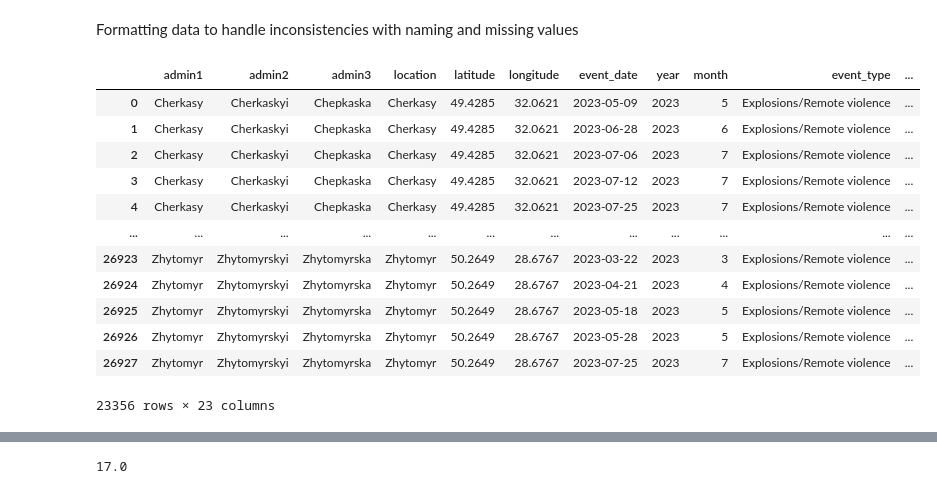
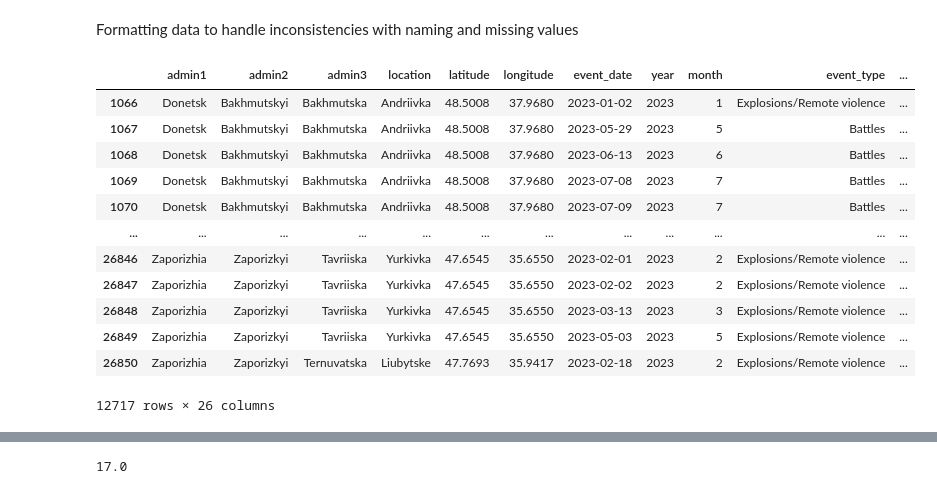
Before and after one commit to Caps1d/WarHazard, a Jupyter notebook: notebooks/hazard_model.ipynb, the cells around one changed output, grey strips where cells are left out. Drawn from its saved outputs; the diff is of its cells as text; code cells hidden in the pictures.

```diff
--- a/notebooks/hazard_model.ipynb
+++ b/notebooks/hazard_model.ipynb
@@ -142,0 +168,2 @@ df_agg['tsne_hazard'] = tsne.fit_transform(scaled_features)
+# %%
+df_agg['distance_to_densest'] = np.sqrt((df_agg['tsne_0'] - densest_point[0])**2 + (df_agg['tsne_1'] - densest_point[1])**2)
@@ -142,0 +172,3 @@ df_agg['tsne_hazard'] = tsne.fit_transform(scaled_features)
+# %%
+decay_factor = 0.05  # This is just an example value; adjust as needed
+df_agg['tsne_distance_points'] = 50 * np.exp(-decay_factor * df_agg['distance_to_densest'])
@@ -142,0 +177,2 @@ df_agg['tsne_hazard'] = tsne.fit_transform(scaled_features)
+# %%
+df_agg['distance_points'] = 100 * np.exp(-decay_factor * df_agg['min_distance_to_battlefront'])
@@ -142,0 +181,14 @@ df_agg['tsne_hazard'] = tsne.fit_transform(scaled_features)
+# %%
+# Combine tsne_distance_points with distance_points using the weights you provided to obtain the final hazard_score.
+weight_distance = 0.65  # This is the weight for the distance to the battlefront
+weight_tsne = 0.35      # This is the weight for the t-SNE derived score
+
+df_agg['hazard_score'] = (df_agg['distance_points'] * weight_distance) + (df_agg['tsne_distance_points'] * weight_tsne)
+
+# Normalize the hazard_score
+min_hazard = df_agg['hazard_score'].min()
+max_hazard = df_agg['hazard_score'].max()
+
+# Apply Min-Max scaling to adjust scores between 0 and 100
+df_agg['scaled_hazard_score'] = ((df_agg['hazard_score'] - min_hazard) / (max_hazard - min_hazard)) * 100
+df_agg['scaled_hazard_score'] = df_agg['scaled_hazard_score'].round(0)
@@ -260,19 +314,19 @@ df_agg = df_agg[~df_agg['admin3'].str.strip().eq('')]
 # %%
 df_agg.to_csv('Hazards_latest.csv', index=False)
 # %%
-df_agg[df_agg['scaled_hazard_score']<30]
+df_agg[df_agg['scaled_hazard_score']>30]
 # %% [output]
 |  | admin1 | admin2 | admin3 | location | latitude | longitude | event_date | year | month | event_type | ... |
-| 0 | Cherkasy | Cherkaskyi | Chepkaska | Cherkasy | 49.4285 | 32.0621 | 2023-05-09 | 2023 | 5 | Explosions/Remote violence | ... |
-| 1 | Cherkasy | Cherkaskyi | Chepkaska | Cherkasy | 49.4285 | 32.0621 | 2023-06-28 | 2023 | 6 | Explosions/Remote violence | ... |
-| 2 | Cherkasy | Cherkaskyi | Chepkaska | Cherkasy | 49.4285 | 32.0621 | 2023-07-06 | 2023 | 7 | Explosions/Remote violence | ... |
-| 3 | Cherkasy | Cherkaskyi | Chepkaska | Cherkasy | 49.4285 | 32.0621 | 2023-07-12 | 2023 | 7 | Explosions/Remote violence | ... |
-| 4 | Cherkasy | Cherkaskyi | Chepkaska | Cherkasy | 49.4285 | 32.0621 | 2023-07-25 | 2023 | 7 | Explosions/Remote violence | ... |
+| 1066 | Donetsk | Bakhmutskyi | Bakhmutska | Andriivka | 48.5008 | 37.9680 | 2023-01-02 | 2023 | 1 | Explosions/Remote violence | ... |
+| 1067 | Donetsk | Bakhmutskyi | Bakhmutska | Andriivka | 48.5008 | 37.9680 | 2023-05-29 | 2023 | 5 | Battles | ... |
+| 1068 | Donetsk | Bakhmutskyi | Bakhmutska | Andriivka | 48.5008 | 37.9680 | 2023-06-13 | 2023 | 6 | Battles | ... |
+| 1069 | Donetsk | Bakhmutskyi | Bakhmutska | Andriivka | 48.5008 | 37.9680 | 2023-07-08 | 2023 | 7 | Battles | ... |
+| 1070 | Donetsk | Bakhmutskyi | Bakhmutska | Andriivka | 48.5008 | 37.9680 | 2023-07-09 | 2023 | 7 | Battles | ... |
 | ... | ... | ... | ... | ... | ... | ... | ... | ... | ... | ... | ... |
-| 26923 | Zhytomyr | Zhytomyrskyi | Zhytomyrska | Zhytomyr | 50.2649 | 28.6767 | 2023-03-22 | 2023 | 3 | Explosions/Remote violence | ... |
-| 26924 | Zhytomyr | Zhytomyrskyi | Zhytomyrska | Zhytomyr | 50.2649 | 28.6767 | 2023-04-21 | 2023 | 4 | Explosions/Remote violence | ... |
-| 26925 | Zhytomyr | Zhytomyrskyi | Zhytomyrska | Zhytomyr | 50.2649 | 28.6767 | 2023-05-18 | 2023 | 5 | Explosions/Remote violence | ... |
-| 26926 | Zhytomyr | Zhytomyrskyi | Zhytomyrska | Zhytomyr | 50.2649 | 28.6767 | 2023-05-28 | 2023 | 5 | Explosions/Remote violence | ... |
-| 26927 | Zhytomyr | Zhytomyrskyi | Zhytomyrska | Zhytomyr | 50.2649 | 28.6767 | 2023-07-25 | 2023 | 7 | Explosions/Remote violence | ... |
+| 26846 | Zaporizhia | Zaporizkyi | Tavriiska | Yurkivka | 47.6545 | 35.6550 | 2023-02-01 | 2023 | 2 | Explosions/Remote violence | ... |
+| 26847 | Zaporizhia | Zaporizkyi | Tavriiska | Yurkivka | 47.6545 | 35.6550 | 2023-02-02 | 2023 | 2 | Explosions/Remote violence | ... |
+| 26848 | Zaporizhia | Zaporizkyi | Tavriiska | Yurkivka | 47.6545 | 35.6550 | 2023-03-13 | 2023 | 3 | Explosions/Remote violence | ... |
+| 26849 | Zaporizhia | Zaporizkyi | Tavriiska | Yurkivka | 47.6545 | 35.6550 | 2023-05-03 | 2023 | 5 | Explosions/Remote violence | ... |
+| 26850 | Zaporizhia | Zaporizkyi | Ternuvatska | Liubytske | 47.7693 | 35.9417 | 2023-02-18 | 2023 | 2 | Explosions/Remote violence | ... |
-23356 rows × 23 columns
+12717 rows × 26 columns
 # %%
```
Also changed, not shown: parts of 16 cells of this notebook.
